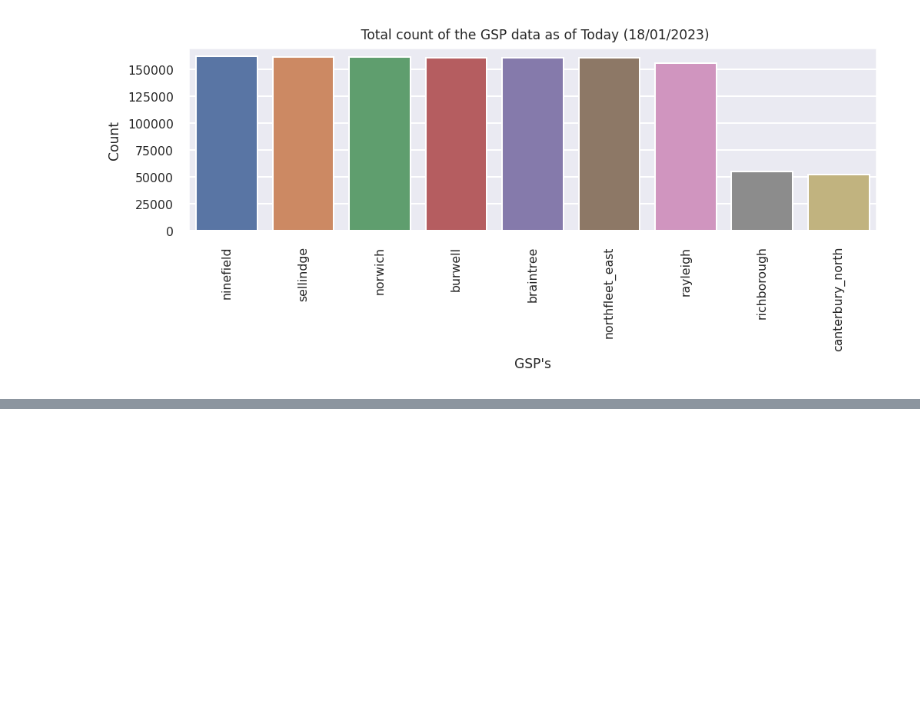
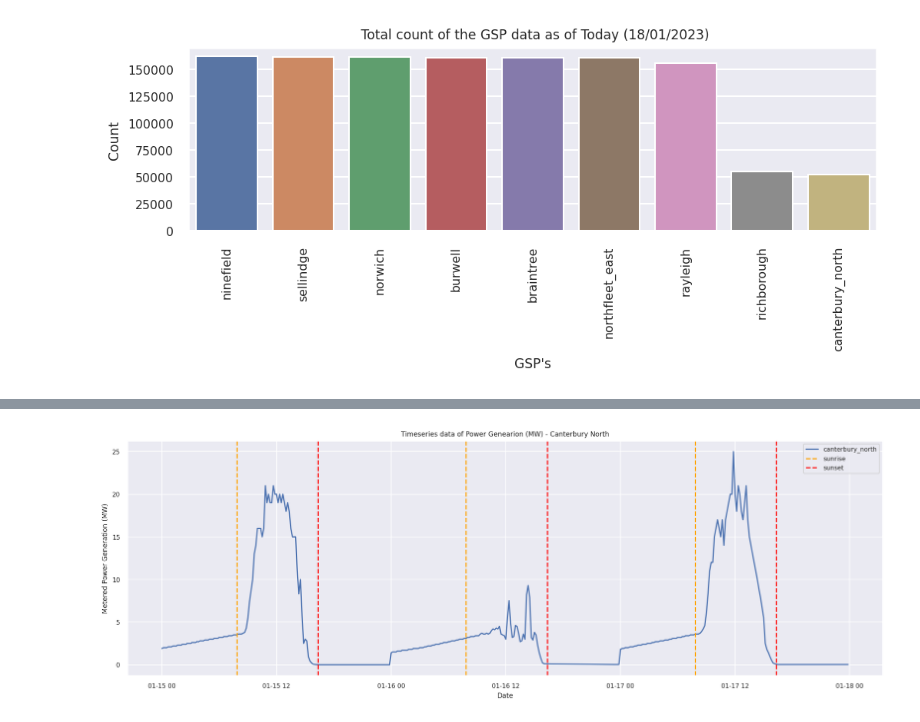
Before and after one commit to openclimatefix/pv-solar-farm-forecasting, a Jupyter notebook: ukpn/scripts/ukpn_dashboard_report.ipynb, the cells around one changed output, grey strips where cells are left out. Cells and saved outputs as stored; diff of their text form; code cells hidden in the pictures; blank space fills up the shorter version.

```diff
--- a/ukpn/scripts/ukpn_dashboard_report.ipynb
+++ b/ukpn/scripts/ukpn_dashboard_report.ipynb
@@ -102,3 +57,40 @@ plt.legend(handles = handles, labels = legend_labels, frameon = False)
+# %%
+# Plotting Canterbury Metered power generation for the current month (18/01/2023)
+
+# Loading the file
+path_to_file = "/home/raj/ocf/pv-solar-farm-forecasting/tests/data/ukpn_dashboard_data/canterbury_north.csv"
+canterbury_df = load_csv_to_pandas(path_to_file = path_to_file)
+
+# Getting the 2023 Jan data
+canterbury_df_jan = canterbury_df[canterbury_df.index.year == 2023]
+canterbury_df_jan = canterbury_df_jan[np.in1d(canterbury_df_jan.index.day.values, [15,16,17])]
+
+# Sunrise and Sunset time
+sunrise_time = time(7, 50)
+sunrise_time = canterbury_df_jan[np.in1d(canterbury_df_jan.index.time, sunrise_time)].index.values
+sunset_time = time(16,20)
+sunset_time = canterbury_df_jan[np.in1d(canterbury_df_jan.index.time, sunset_time)].index.values
+
+def legend_without_duplicate_labels(figure):
+    """Prevents legend labels from duplicating
+    link - https://stackoverflow.com/questions/19385639/duplicate-items-in-legend-in-matplotlib
+    """
+    handles, labels = plt.gca().get_legend_handles_labels()
+    by_label = dict(zip(labels, handles))
+    figure.legend(by_label.values(), by_label.keys(), loc='upper right')
+
+# Plotting
+sns.lineplot(data = canterbury_df_jan, linewidth = 1.5)
+for i in range(len(sunrise_time)):
+    plt.axvline(sunrise_time[i], linewidth = 1.5, color = 'orange', linestyle = '--', label = 'sunrise')
+    plt.axvline(sunset_time[i], linewidth = 1.5, color = 'red', linestyle = '--', label = 'sunset')
+    # Naming legend
+    legend_without_duplicate_labels(plt)
+    plt.title("Timeseries data of Power Genearion (MW) - Canterbury North")
+    plt.xlabel("Date")
+    plt.ylabel("Metered Power Generation (MW)")
+# %% [output]
+[figure, added]
 # %%
 def first_plot(
     path_to_file: str
```
Also changed, not shown: parts of 1 cell of this notebook.
